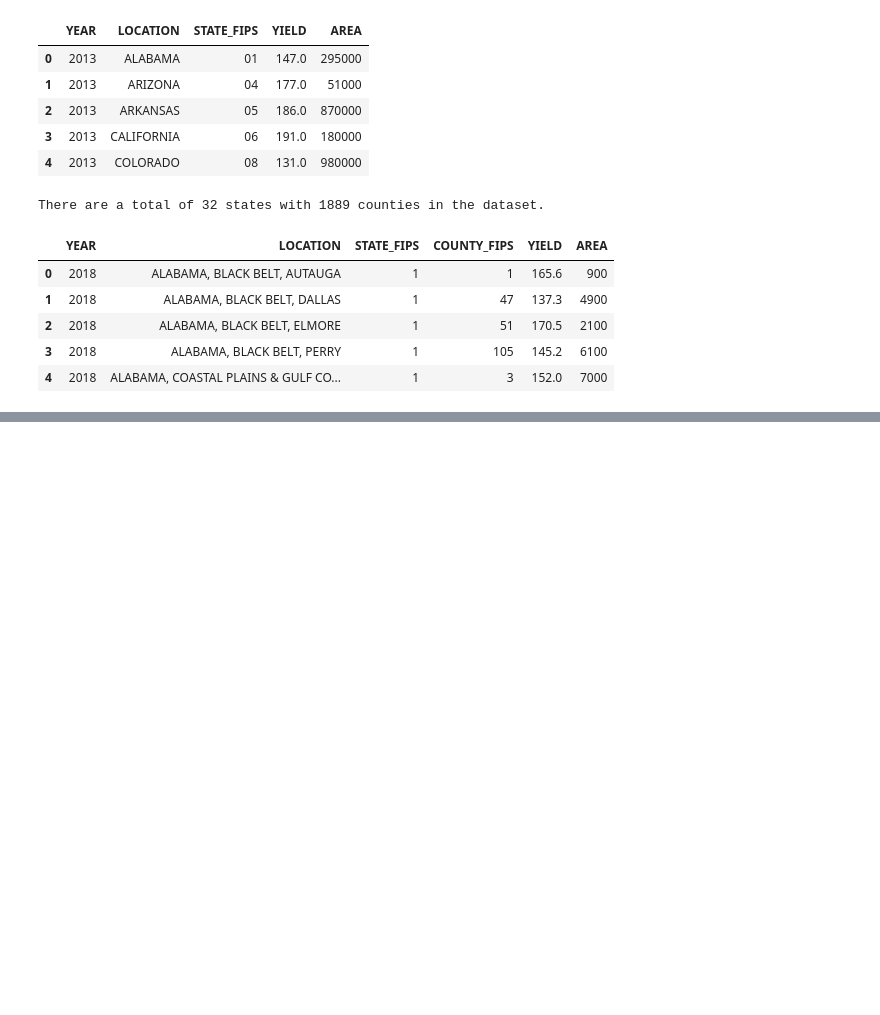
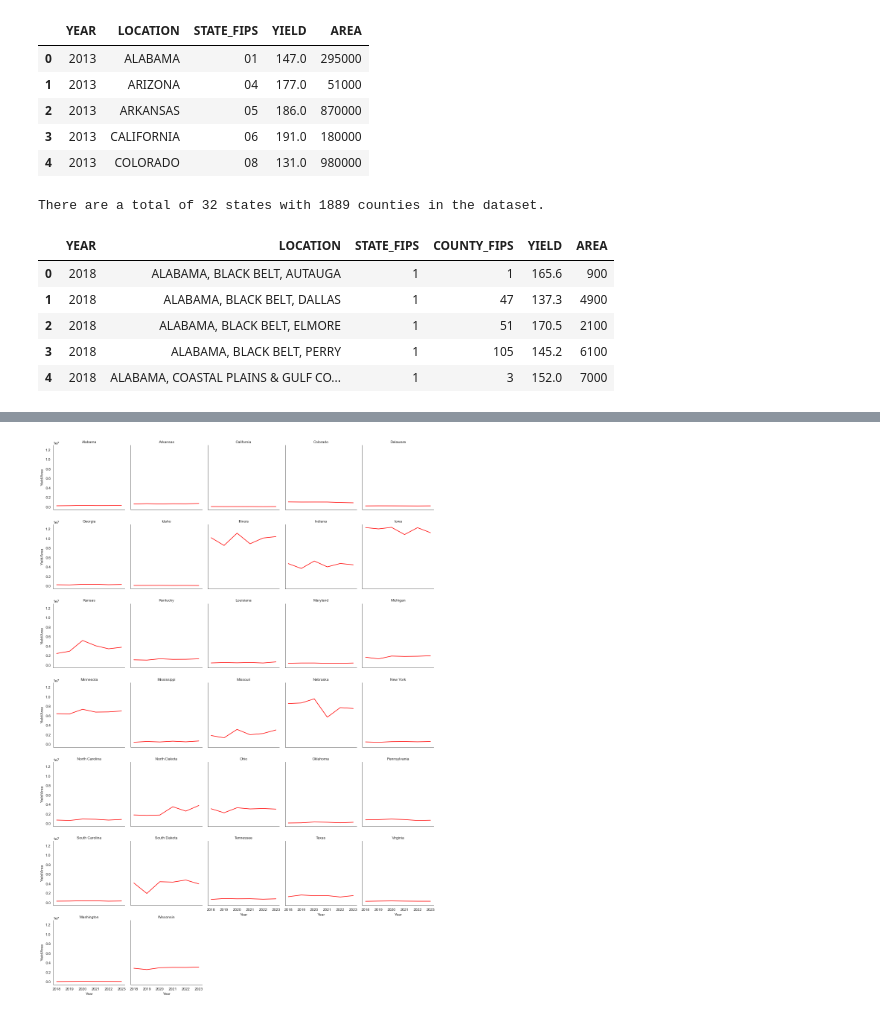
Before and after one commit to kayweeee/cds-corn-prediction, a Jupyter notebook: earthengine.ipynb, the cells around one changed output, grey strips where cells are left out. Drawn from its saved outputs; the diff is of its cells as text; code cells hidden in the pictures; blank space fills up the shorter version.

```diff
--- a/earthengine.ipynb
+++ b/earthengine.ipynb
@@ -58,0 +95,4 @@ There are a total of 32 states with 1889 counties in the dataset.
+# %%
+df_state = df.groupby(by=["STATE_FIPS", "YEAR"])[["YIELD", "AREA"]].sum().reset_index()
+
+df_state.head()
@@ -58,0 +175,18 @@ There are a total of 32 states with 1889 counties in the dataset.
+# %%
+g = sns.FacetGrid(df_state, col="STATE", col_wrap=5, height=3)
+
+# Map plots onto the grid
+# g.map(sns.lineplot, "YEAR", "YIELD", color='blue')
+g.map(sns.lineplot, "YEAR", "AREA", color='red')
+
+# Add labels and titles
+g.set_axis_labels("Year", "Yield/Area")
+g.set_titles("{col_name}")
+
+# Adjust layout
+plt.tight_layout()
+
+# Show the plot
+plt.show()
+# %% [output]
+[figure, added]
```
Also changed, not shown: parts of 14 cells of this notebook, 2 other files.
